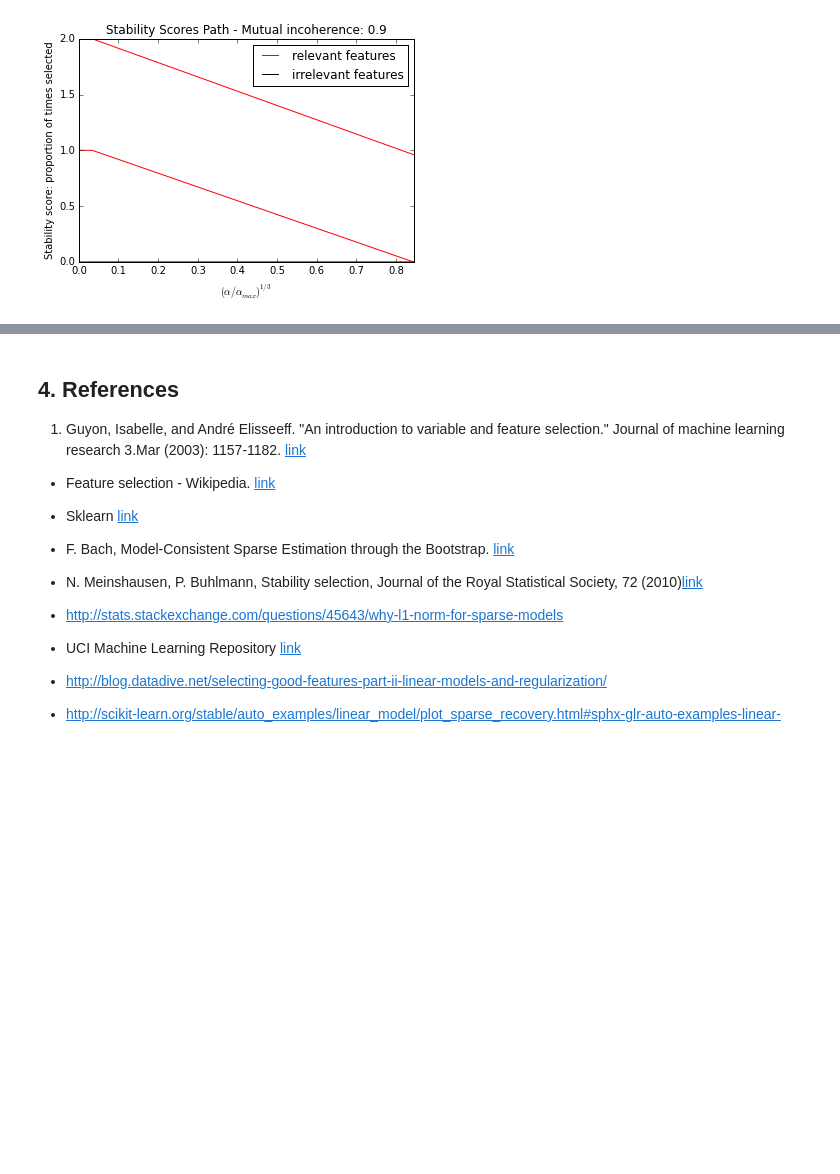
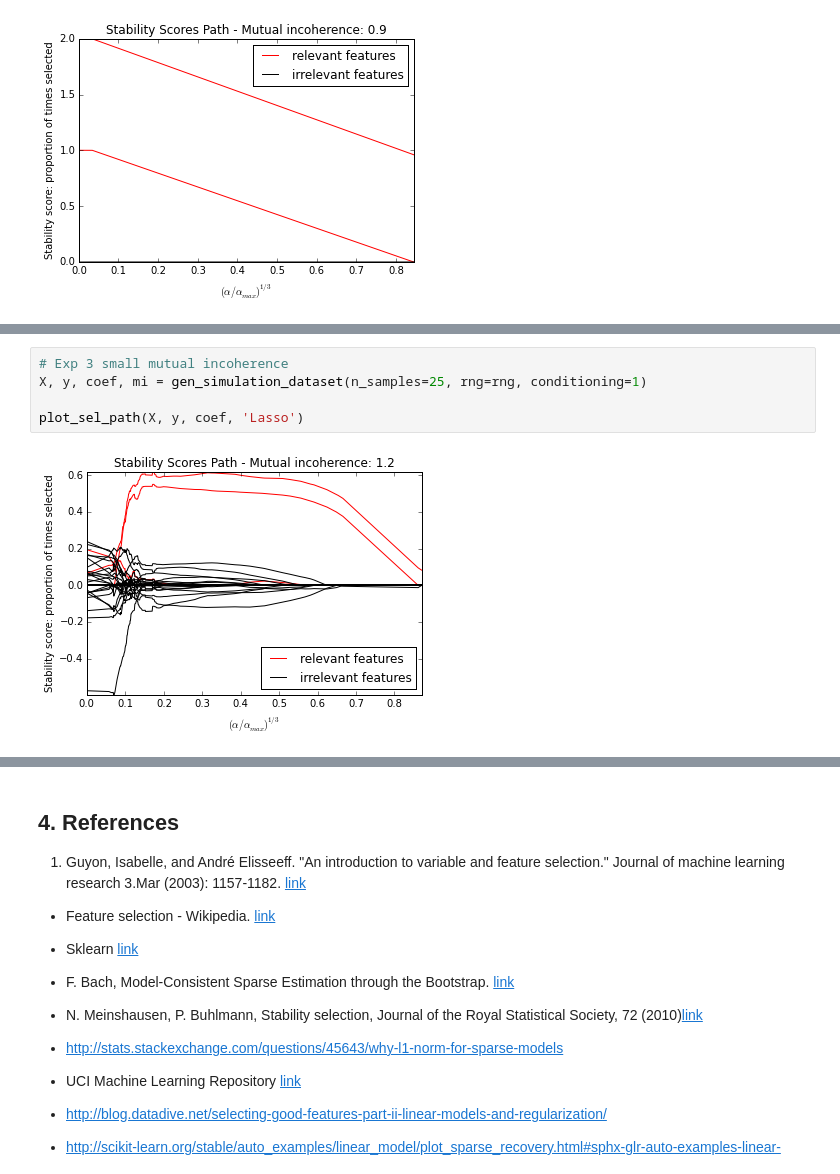
Before and after one commit to JinyiLu/15-688-Tutorial, a Jupyter notebook: Feature Selection Tutorial.ipynb, the cells around one changed output, grey strips where cells are left out. Drawn from its saved outputs; the diff is of its cells as text; blank space fills up the shorter version.

Commit message:
add more exp, need to update the sample generation function

```diff
--- a/Feature Selection Tutorial.ipynb
+++ b/Feature Selection Tutorial.ipynb
@@ -157,0 +214,7 @@ coefficient of lasso
+# %%
+# Exp 3 small mutual incoherence
+X, y, coef, mi = gen_simulation_dataset(n_samples=25, rng=rng, conditioning=1)
+
+plot_sel_path(X, y, coef, 'Lasso')
+# %% [output]
+[figure, added]
```
Also changed, not shown: parts of 12 cells of this notebook, 1 other file.
